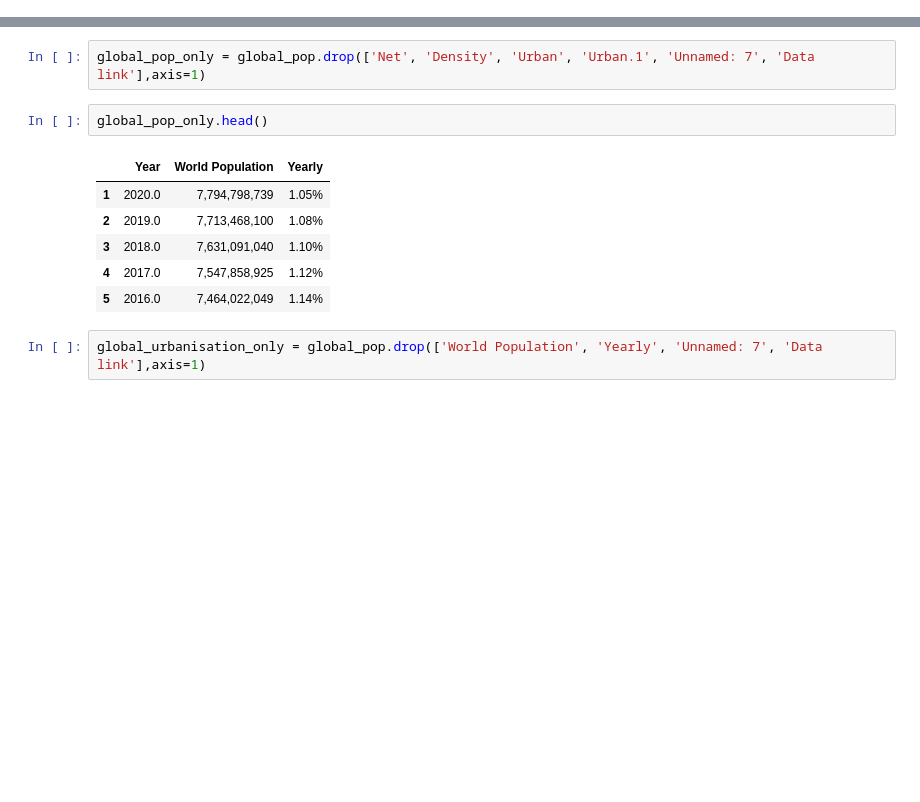
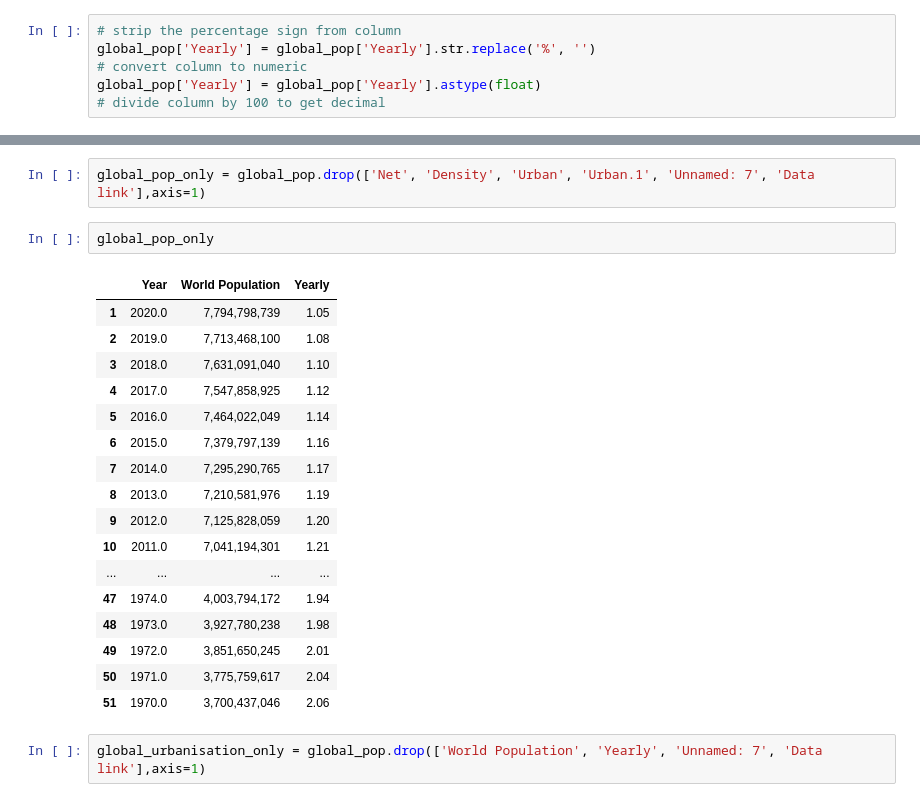
Before and after one commit to Heesu-H/project_1, a Jupyter notebook: Group Project 1/Group Project 1/Resources/Untitled.ipynb, the cells around one changed output, grey strips where cells are left out. Drawn from its saved outputs; the diff is of its cells as text; blank space fills up the shorter version.

```diff
--- a/Group Project 1/Group Project 1/Resources/Untitled.ipynb
+++ b/Group Project 1/Group Project 1/Resources/Untitled.ipynb
@@ -22,0 +45,6 @@ global_pop = global_pop.drop(global_pop.index[0])
+# %%
+# strip the percentage sign from column
+global_pop['Yearly'] = global_pop['Yearly'].str.replace('%', '')
+# convert column to numeric
+global_pop['Yearly'] = global_pop['Yearly'].astype(float)
+# divide column by 100 to get decimal
@@ -23,14 +60,25 @@ global_pop = global_pop.drop(global_pop.index[0])
 # %%
 global_pop_only = global_pop.drop(['Net', 'Density', 'Urban', 'Urban.1', 'Unnamed: 7', 'Data link'],axis=1)
 # %%
-global_pop_only.head()
+global_pop_only
 # %% [output]
 |  | Year | World Population | Yearly |
-| 1 | 2020.0 | 7,794,798,739 | 1.05% |
-| 2 | 2019.0 | 7,713,468,100 | 1.08% |
-| 3 | 2018.0 | 7,631,091,040 | 1.10% |
-| 4 | 2017.0 | 7,547,858,925 | 1.12% |
-| 5 | 2016.0 | 7,464,022,049 | 1.14% |
+| 1 | 2020.0 | 7,794,798,739 | 1.05 |
+| 2 | 2019.0 | 7,713,468,100 | 1.08 |
+| 3 | 2018.0 | 7,631,091,040 | 1.10 |
+| 4 | 2017.0 | 7,547,858,925 | 1.12 |
+| 5 | 2016.0 | 7,464,022,049 | 1.14 |
+| 6 | 2015.0 | 7,379,797,139 | 1.16 |
+| 7 | 2014.0 | 7,295,290,765 | 1.17 |
+| 8 | 2013.0 | 7,210,581,976 | 1.19 |
+| 9 | 2012.0 | 7,125,828,059 | 1.20 |
+| 10 | 2011.0 | 7,041,194,301 | 1.21 |
+| ... | ... | ... | ... |
+| 47 | 1974.0 | 4,003,794,172 | 1.94 |
+| 48 | 1973.0 | 3,927,780,238 | 1.98 |
+| 49 | 1972.0 | 3,851,650,245 | 2.01 |
+| 50 | 1971.0 | 3,775,759,617 | 2.04 |
+| 51 | 1970.0 | 3,700,437,046 | 2.06 |
 # %%
 global_urbanisation_only = global_pop.drop(['World Population', 'Yearly', 'Unnamed: 7', 'Data link'],axis=1)
 # %%
```
Also changed, not shown: parts of 12 cells of this notebook.
